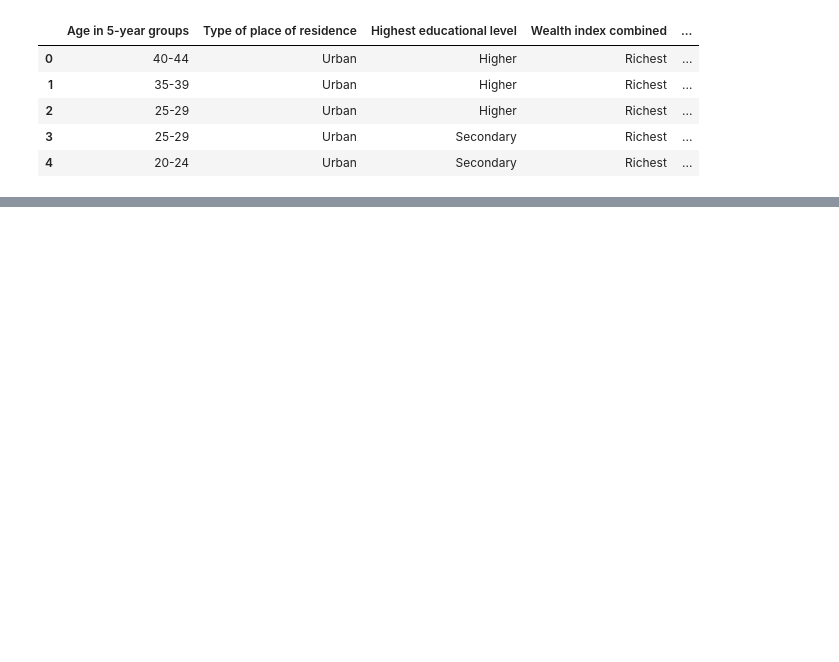
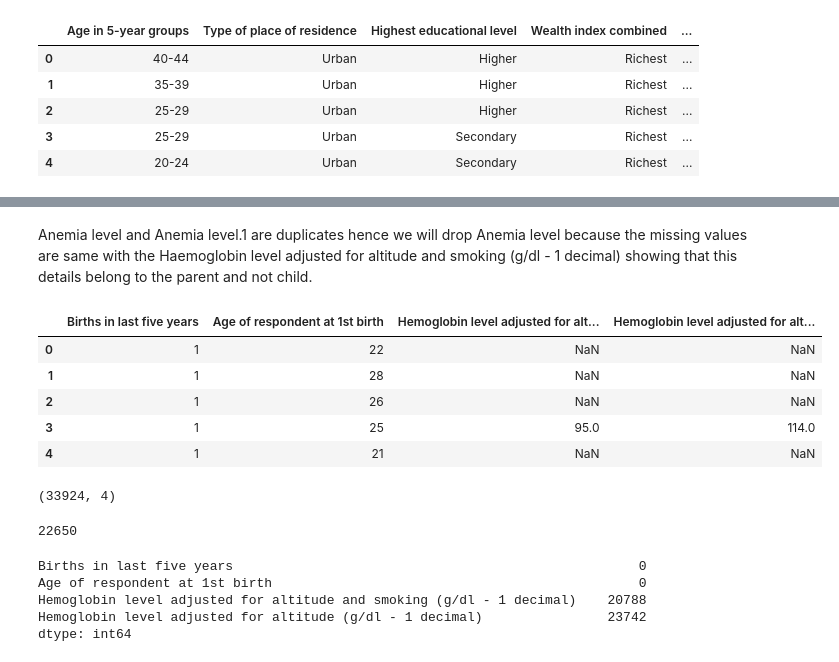
Before and after one commit to ruth-kitasi/Anemia-Level-Prediction-in-Children, a Jupyter notebook: notebooks/Agatha.ipynb, the cells around one changed output, grey strips where cells are left out. Cells and saved outputs as stored; diff of their text form; code cells hidden in the pictures; blank space fills up the shorter version.

```diff
--- a/notebooks/Agatha.ipynb
+++ b/notebooks/Agatha.ipynb
@@ -96,0 +289,33 @@ dtype: int64
+# %% [markdown]
+Anemia level and Anemia level.1 are duplicates hence we will drop Anemia level because the missing values are same with the Haemoglobin level adjusted for altitude and smoking (g/dl - 1 decimal) showing that this details belong to the parent and not child.
+# %%
+# Numeric features dataframe
+numeric_df = df.select_dtypes(include='number')
+numeric_df.head()
+# %% [output]
+|  | Births in last five years | Age of respondent at 1st birth | Hemoglobin level adjusted for alt... | Hemoglobin level adjusted for alt... |
+| 0 | 1 | 22 | NaN | NaN |
+| 1 | 1 | 28 | NaN | NaN |
+| 2 | 1 | 26 | NaN | NaN |
+| 3 | 1 | 25 | 95.0 | 114.0 |
+| 4 | 1 | 21 | NaN | NaN |
+# %%
+# Dimension of the dataframe
+numeric_df.shape
+# %% [output]
+(33924, 4)
+# %%
+# Check for duplicate rows
+duplicates = numeric_df.duplicated()
+duplicates.sum()
+# %% [output]
+22650
+# %%
+#checki missing values
+numeric_df.isnull().sum()
+# %% [output]
+Births in last five years                                                    0
+Age of respondent at 1st birth                                               0
+Hemoglobin level adjusted for altitude and smoking (g/dl - 1 decimal)    20788
+Hemoglobin level adjusted for altitude (g/dl - 1 decimal)                23742
+dtype: int64
```
Also changed, not shown: parts of 24 cells of this notebook.
